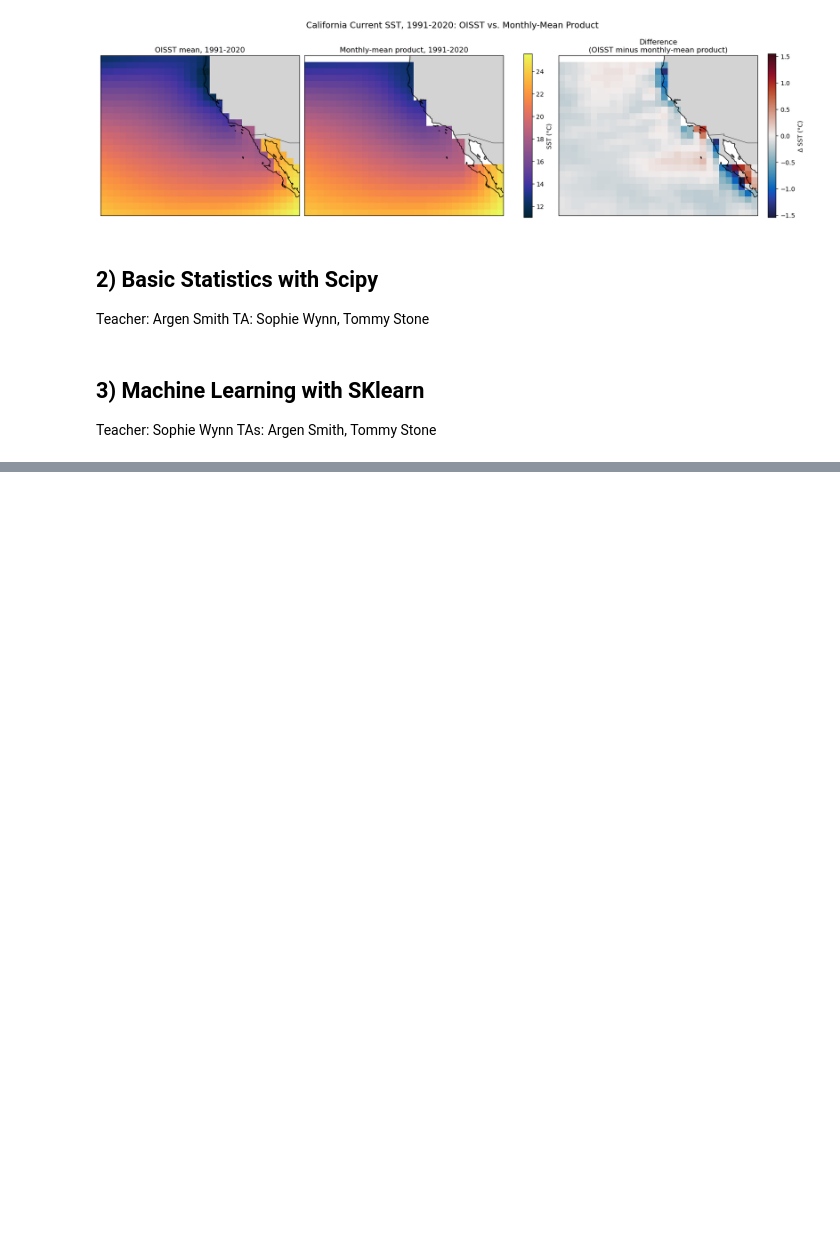
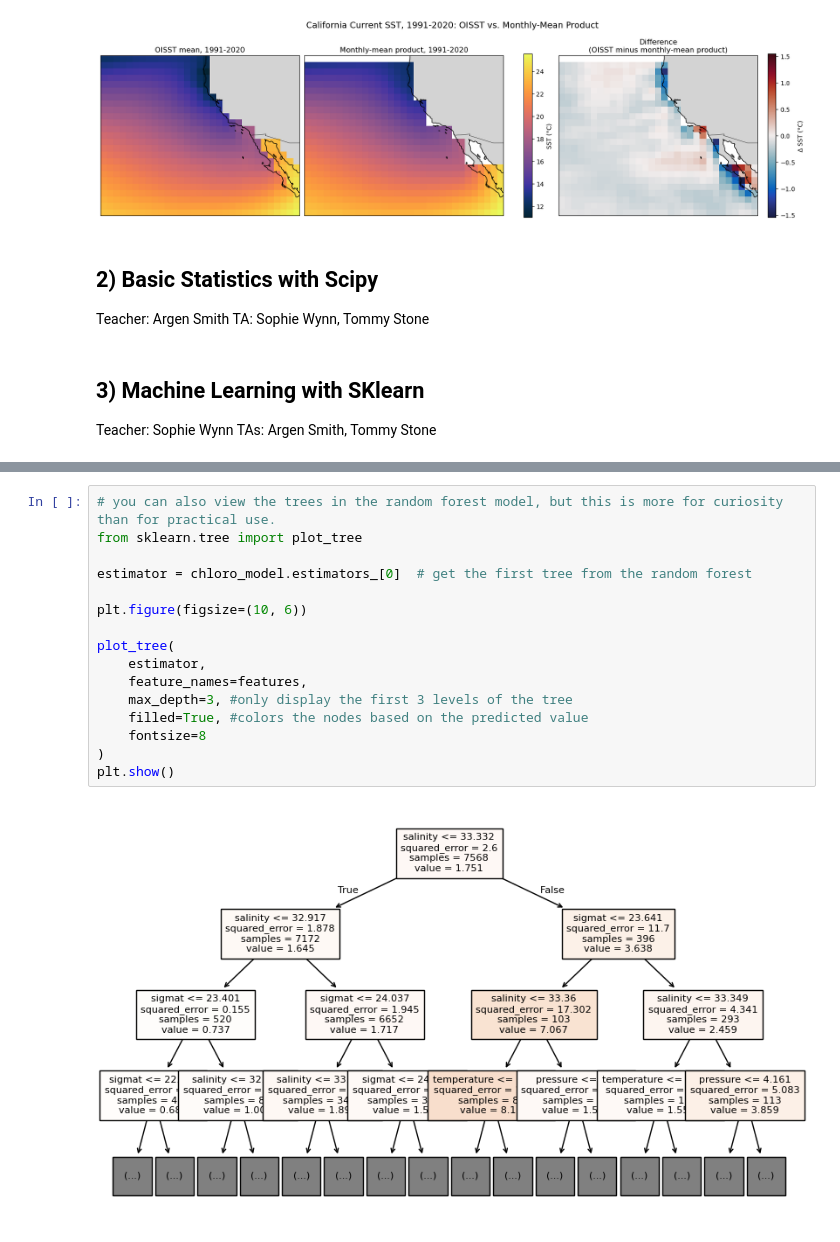
Before and after one commit to tgstone/sio-math-workshop, a Jupyter notebook: docs/source/2026/day3/data_workshop2.ipynb, the cells around one changed output, grey strips where cells are left out. Saved outputs shown, nothing was run; the diff lists cells and outputs as text; blank space fills up the shorter version.

```diff
--- a/docs/source/2026/day3/data_workshop2.ipynb
+++ b/docs/source/2026/day3/data_workshop2.ipynb
@@ -429,0 +538,18 @@ TAs: Argen Smith, Tommy Stone
+# %%
+# you can also view the trees in the random forest model, but this is more for curiosity than for practical use.
+from sklearn.tree import plot_tree
+
+estimator = chloro_model.estimators_[0]  # get the first tree from the random forest
+
+plt.figure(figsize=(10, 6))
+
+plot_tree(
+    estimator,
+    feature_names=features,
+    max_depth=3, #only display the first 3 levels of the tree
+    filled=True, #colors the nodes based on the predicted value
+    fontsize=8
+)
+plt.show()
+# %% [output]
+[figure, added]
```
Also changed, not shown: parts of 11 cells of this notebook.
